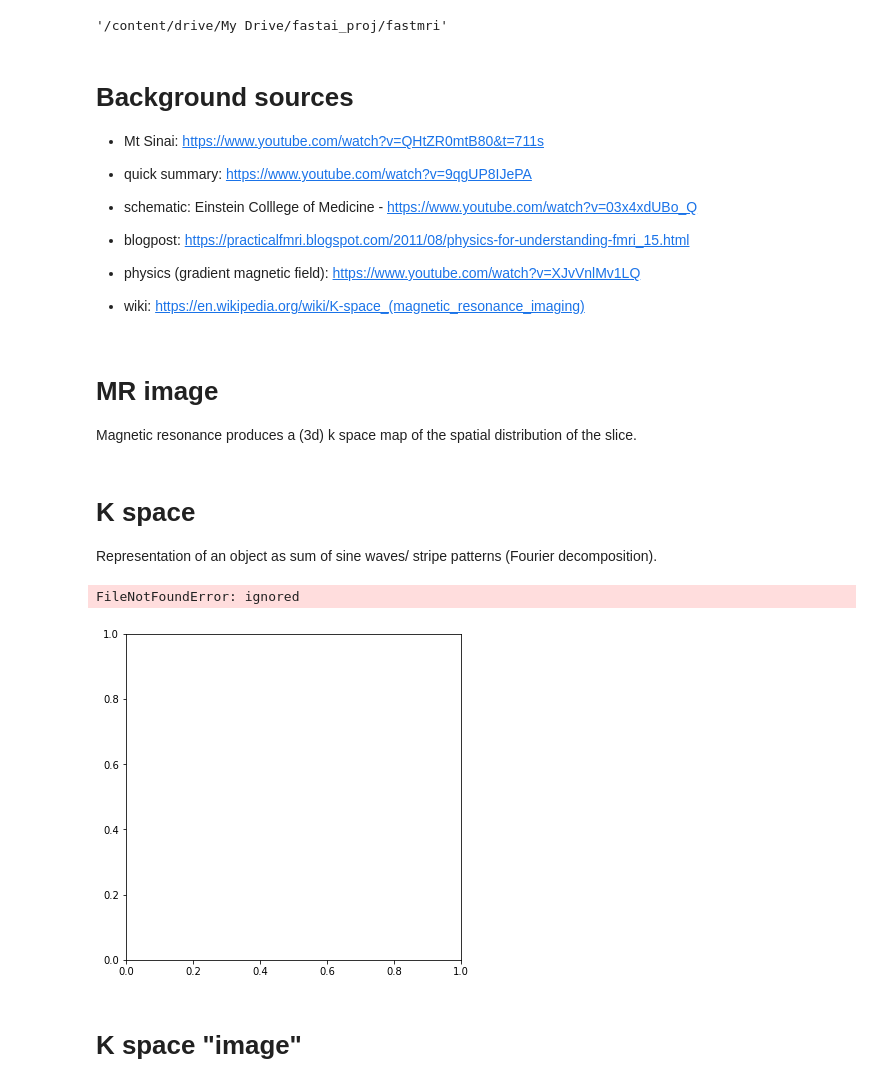
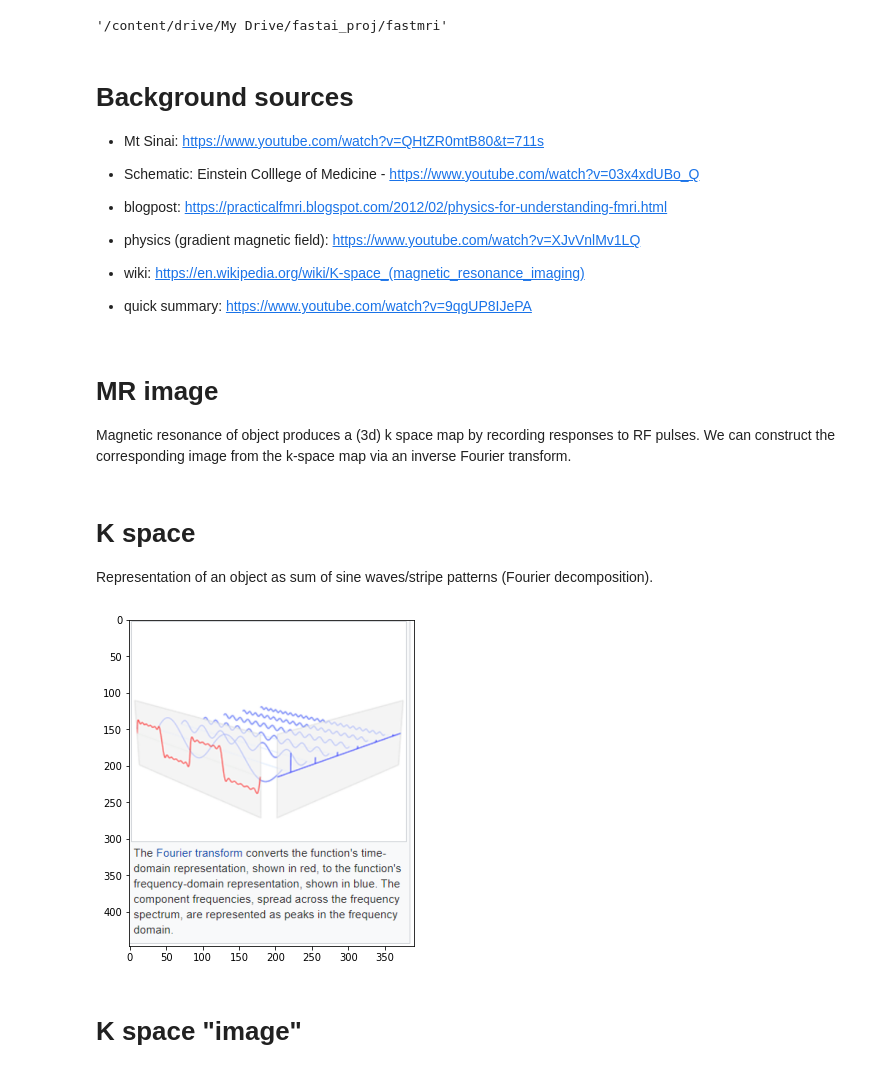
Before and after one commit to RGologorsky/fastmri, a Jupyter notebook: notes/01_notes_FastMRI.ipynb, the cells around one changed output. Saved outputs shown, nothing was run; the diff lists cells and outputs as text; code cells hidden in the pictures.

Commit message:
added fourier

```diff
--- a/notes/01_notes_FastMRI.ipynb
+++ b/notes/01_notes_FastMRI.ipynb
@@ -8,11 +8,17 @@ Given undersampled k space data, construct MRI image.
 # Setup
 # %%
 # useful fn to plot image fns in *args
-def plot(*args, nrows=1, ncols=1, figsize = (6,6), **kwargs):
+from functools import partial
+
+img_dir = "notes/imgs"
+
+def plot(img_dir, *args, nrows=1, ncols=1, figsize = (6,6), **kwargs):
   fig,axes = plt.subplots(nrows, ncols, figsize=figsize, squeeze=False)
   axes = axes.flatten()
-  for i,fn in enumerate(args): axes[i].imshow(Image.open(f"imgs/{fn}"))
+  for i,fn in enumerate(args): axes[i].imshow(Image.open(f"{img_dir}/{fn}"))
   fig.show()
+
+img_plot = partial(plot,img_dir)
 # %%
 import matplotlib.pyplot as plt
 import numpy as np
@@ -47,31 +53,29 @@ Already up to date.
 # %% [markdown]
 # Background sources
 
-
 - Mt Sinai: https://www.youtube.com/watch?v=QHtZR0mtB80&t=711s
 
-- quick summary:  https://www.youtube.com/watch?v=9qgUP8IJePA
+- Schematic: Einstein Colllege of Medicine - https://www.youtube.com/watch?v=03x4xdUBo_Q
 
-- schematic: Einstein Colllege of Medicine - https://www.youtube.com/watch?v=03x4xdUBo_Q
-
-- blogpost: https://practicalfmri.blogspot.com/2011/08/physics-for-understanding-fmri_15.html
+- blogpost: https://practicalfmri.blogspot.com/2012/02/physics-for-understanding-fmri.html
 
 - physics (gradient magnetic field): https://www.youtube.com/watch?v=XJvVnlMv1LQ
 
 - wiki: https://en.wikipedia.org/wiki/K-space_(magnetic_resonance_imaging)
+
+- quick summary:  https://www.youtube.com/watch?v=9qgUP8IJePA
 # %% [markdown]
 # MR image
 
-Magnetic resonance produces a (3d) k space map of the spatial distribution of the slice.
+Magnetic resonance of object produces a (3d) k space map by recording responses to RF pulses. We can construct the corresponding image from the k-space map via an inverse Fourier transform.
 # %% [markdown]
 # K space
 
-Representation of an object as sum of sine waves/ stripe patterns (Fourier decomposition).
+Representation of an object as sum of sine waves/stripe patterns (Fourier decomposition).
 # %%
-plot("Fourier transform.png")
+img_plot("Fourier transform.png")
 # %% [output]
-FileNotFoundError: ignored
-[figure, old version]
+[figure, new version]
 # %% [markdown]
 # K space "image"
 # %% [markdown]
```
Also changed, not shown: parts of 7 cells of this notebook.
